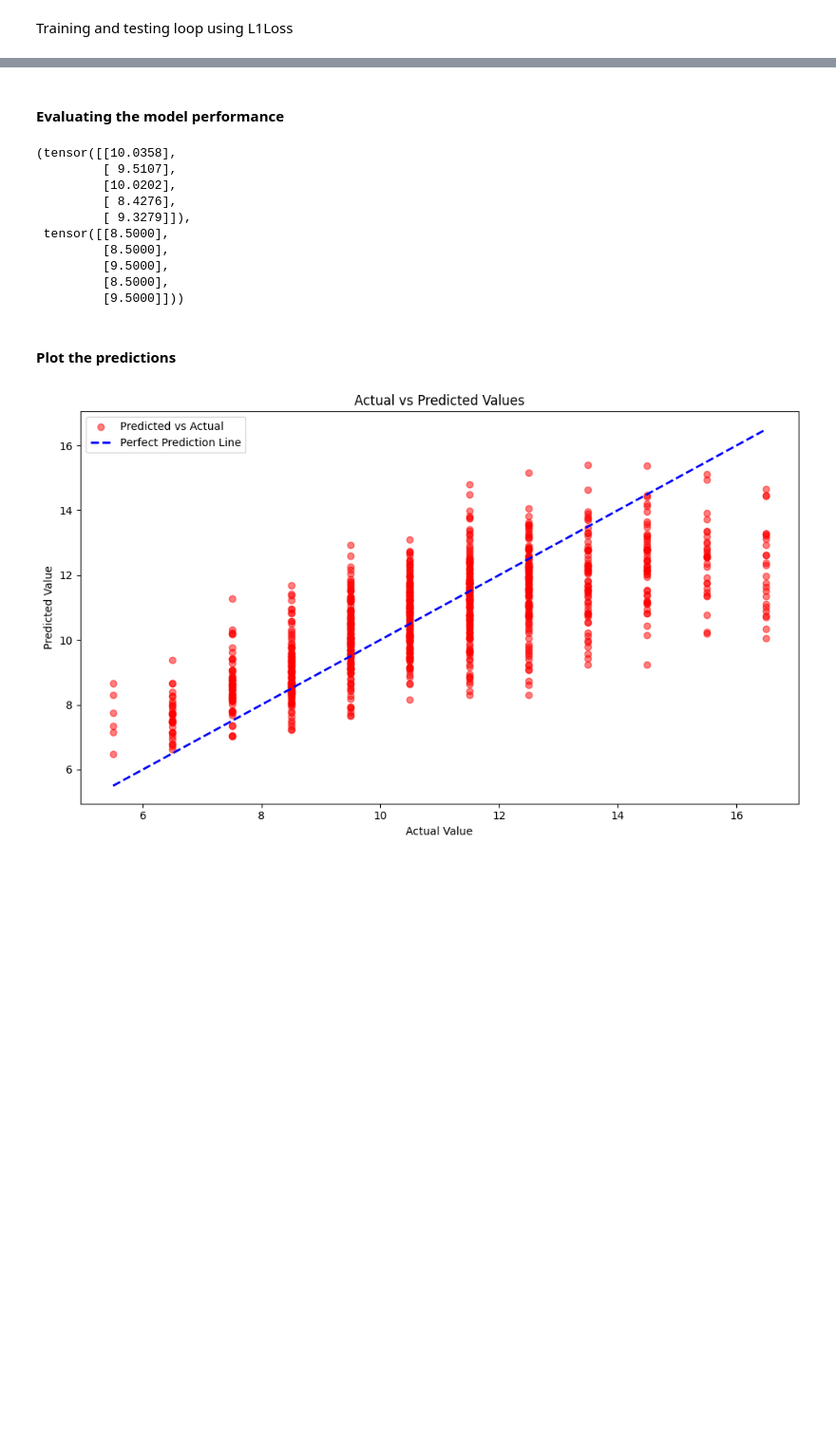
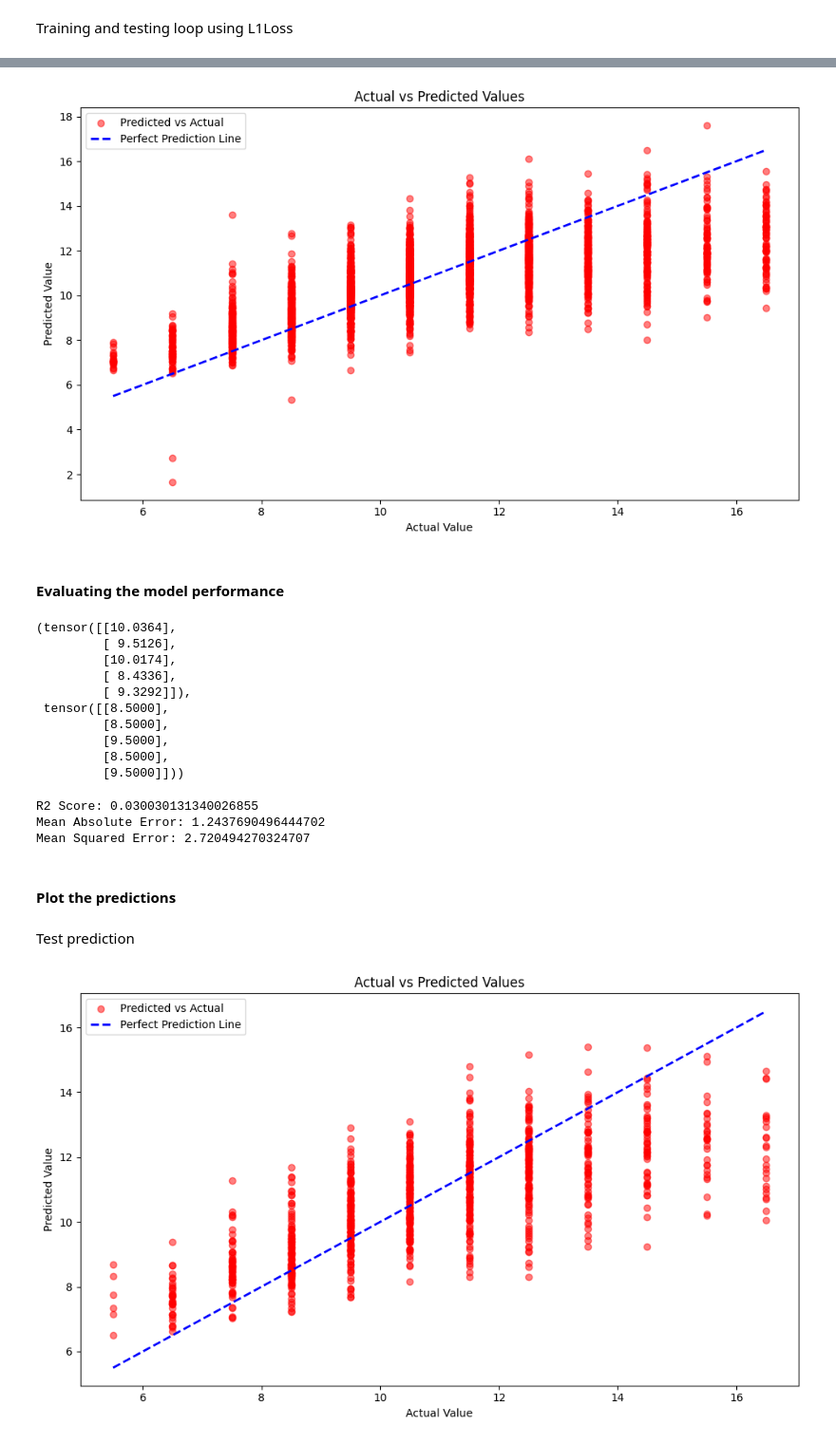
Before and after one commit to SovansunchhayKhoun/final-ml-project, a Jupyter notebook: abalone_age_prediction_nn.ipynb, the cells around one changed output, grey strips where cells are left out. Shown at 95% size. Saved outputs shown, nothing was run; the diff lists cells and outputs as text; code cells hidden in the pictures; blank space fills up the shorter version.

```diff
--- a/abalone_age_prediction_nn.ipynb
+++ b/abalone_age_prediction_nn.ipynb
@@ -511,0 +516,6 @@ Final Train loss: 0.8423635363578796 | Test loss: 0.8366443514823914
+# %%
+model_0.eval()
+with torch.inference_mode():
+  y_pred = model_0(X_train)
+
+y_pred[:5], y_train[:5]
@@ -512,23 +533,48 @@ Final Train loss: 0.8423635363578796 | Test loss: 0.8366443514823914
+# %%
+plot_pred(y_train, y_pred)
+# %% [output]
+[figure, added]
 # %% [markdown]
 #### Evaluating the model performance
 # %%
 model_0.eval()
 with torch.inference_mode():
-  y_pred_new = model_0(X_test)
+  y_pred = model_0(X_test)
 
-y_pred_new[:5], y_test[:5]
+y_pred[:5], y_test[:5]
 # %% [output]
-(tensor([[10.0358],
-         [ 9.5107],
-         [10.0202],
-         [ 8.4276],
-         [ 9.3279]]),
+(tensor([[10.0364],
+         [ 9.5126],
+         [10.0174],
+         [ 8.4336],
+         [ 9.3292]]),
  tensor([[8.5000],
          [8.5000],
          [9.5000],
          [8.5000],
          [9.5000]]))
+# %%
+from torchmetrics import R2Score, MeanSquaredError, MeanAbsoluteError, MeanSquaredError
+
+r2score = R2Score()
+r2score = r2score(y_test, y_pred)
+
+mae = MeanAbsoluteError()
+mae = mae(y_test, y_pred)
+
+mse = MeanSquaredError()
+mse = mse(y_test, y_pred)
+
+print(f"R2 Score: {r2score}")
+print(f"Mean Absolute Error: {mae}")
+print(f"Mean Squared Error: {mse}")
+# %% [output]
+R2 Score: 0.030030131340026855
+Mean Absolute Error: 1.2437690496444702
+Mean Squared Error: 2.720494270324707
 # %% [markdown]
 #### Plot the predictions
+# %% [markdown]
+Test prediction
 # %%
 from helper_functions import plot_pred
```
Also changed, not shown: parts of 8 cells of this notebook, 3 other files.
